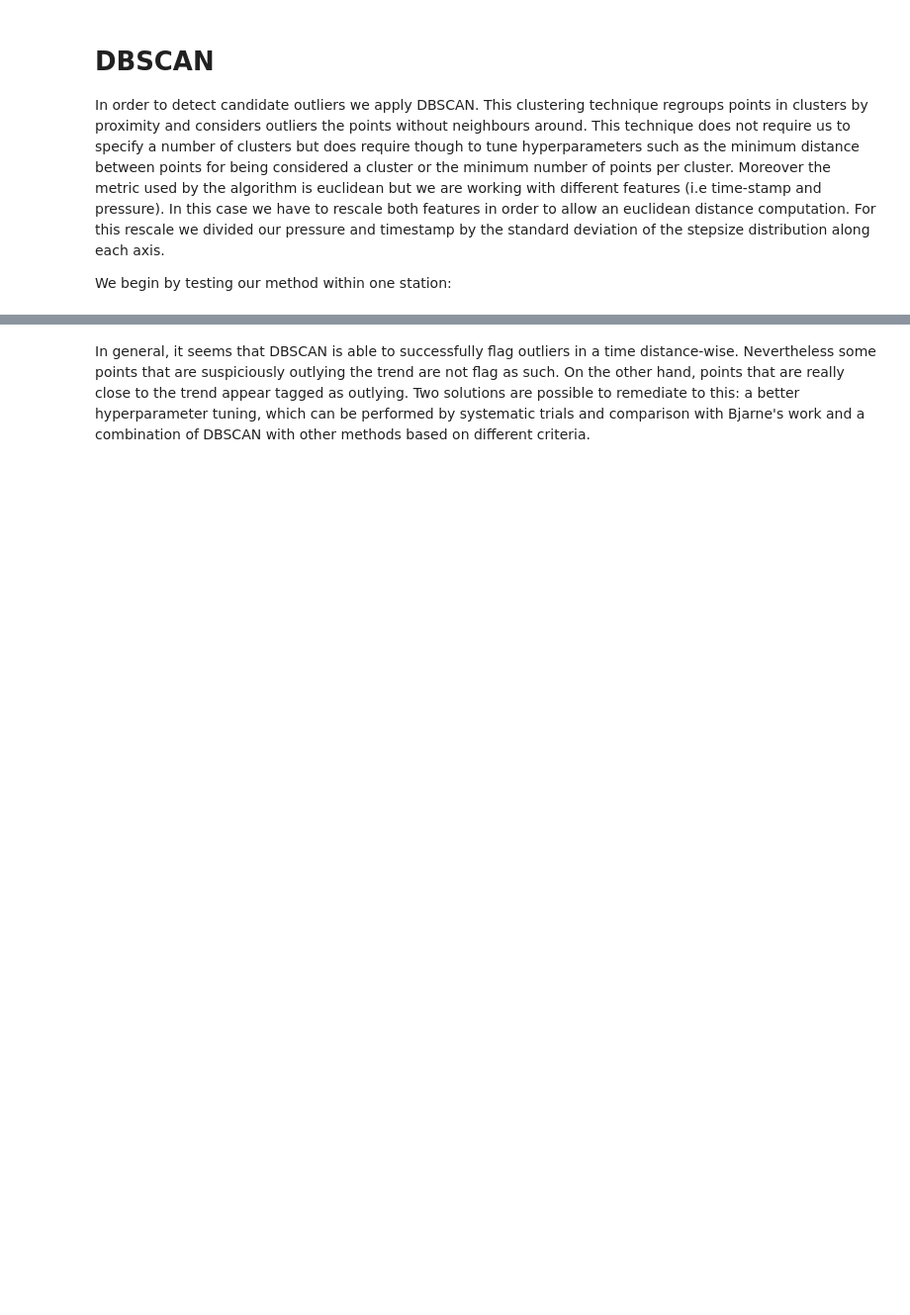
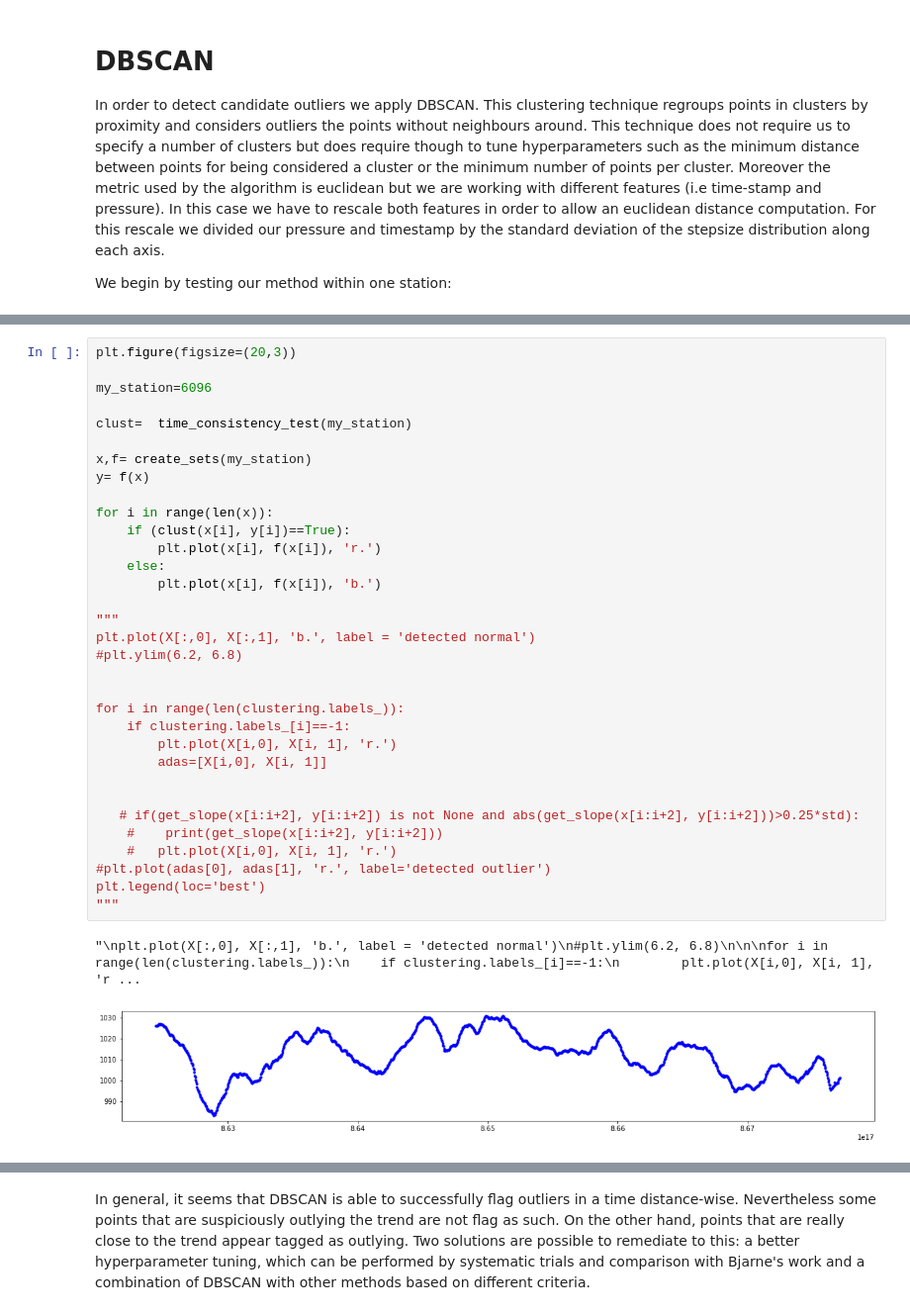
Before and after one commit to tomasfbouvier/Meteorological_Data_quality_assesment, a Jupyter notebook: pressure_check.ipynb, the cells around one changed output, grey strips where cells are left out. Shown at 99% size. Saved outputs shown, nothing was run; the diff lists cells and outputs as text; blank space fills up the shorter version.

```diff
--- a/pressure_check.ipynb
+++ b/pressure_check.ipynb
@@ -378,3 +281,39 @@ plt.legend(loc='best')
+# %%
+plt.figure(figsize=(20,3))
+
+my_station=6096
+
+clust=  time_consistency_test(my_station)
+
+x,f= create_sets(my_station)
+y= f(x)
+
+for i in range(len(x)):
+    if (clust(x[i], y[i])==True):
+        plt.plot(x[i], f(x[i]), 'r.')
+    else:
+        plt.plot(x[i], f(x[i]), 'b.')
+
+"""
+plt.plot(X[:,0], X[:,1], 'b.', label = 'detected normal')
+#plt.ylim(6.2, 6.8)
+
+
+for i in range(len(clustering.labels_)):
+    if clustering.labels_[i]==-1:
+        plt.plot(X[i,0], X[i, 1], 'r.')
+        adas=[X[i,0], X[i, 1]]
+
+
+   # if(get_slope(x[i:i+2], y[i:i+2]) is not None and abs(get_slope(x[i:i+2], y[i:i+2]))>0.25*std):
+    #    print(get_slope(x[i:i+2], y[i:i+2]))
+    #   plt.plot(X[i,0], X[i, 1], 'r.')
+#plt.plot(adas[0], adas[1], 'r.', label='detected outlier')
+plt.legend(loc='best')
+"""
+# %% [output]
+"\nplt.plot(X[:,0], X[:,1], 'b.', label = 'detected normal')\n#plt.ylim(6.2, 6.8)\n\n\nfor i in range(len(clustering.labels_)):\n    if clustering.labels_[i]==-1:\n        plt.plot(X[i,0], X[i, 1], 'r ...
+[figure, added]
 # %%
 fig, ax = plt.subplots(1, figsize=(20,3), sharex=True)
 
```
Also changed, not shown: parts of 18 cells of this notebook.
